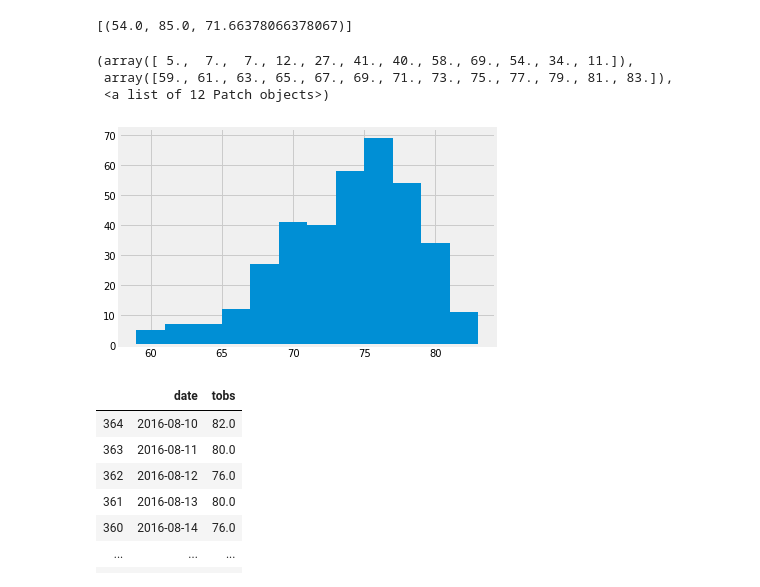
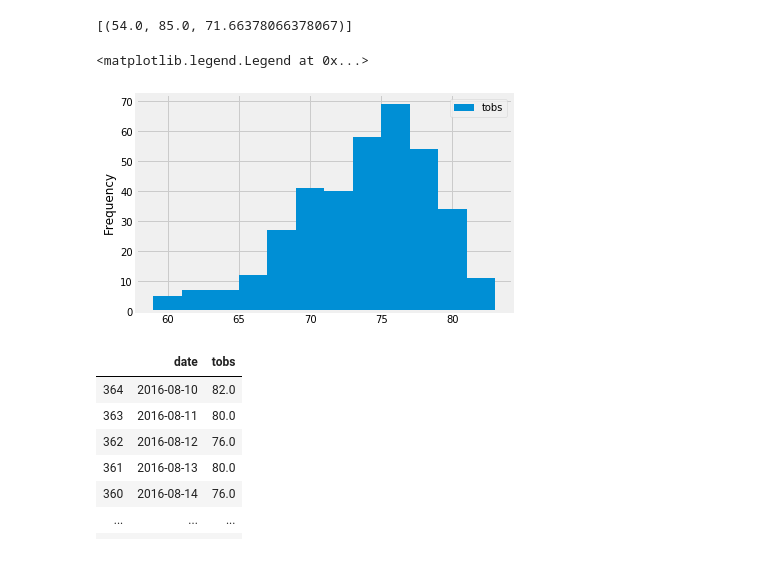
Before and after one commit to meppps/sqlalchemy-challenge, a Jupyter notebook: climate_starter.ipynb, the cells around one changed output. Cells and saved outputs as stored; diff of their text form; code cells hidden in the pictures.

Commit message:
Flask/Images Updated

```diff
--- a/climate_starter.ipynb
+++ b/climate_starter.ipynb
@@ -152,28 +134,28 @@ statTemps.fetchall()
 # %%
 # Choose the station with the highest number of temperature observations.
 # Query the last 12 months of temperature observation data for this station and plot the results as a histogram
 sT = engine.execute("SELECT date,tobs FROM measurement WHERE station = 'USC00519281'ORDER BY date DESC LIMIT 365")
 # sT.fetchall()
 
 date = []
 tobs = []
 
 for s in sT:
     date.append(s['date'])
     tobs.append(s['tobs'])
 
 stDF = pd.DataFrame({'date':date,'tobs':tobs})
 # Un-reverse dataframe
 stDF = stDF.iloc[::-1]
 stDF.set_index('date')
-plt.hist(stDF.tobs,bins=12)
+plt.hist(stDF.tobs,bins=12,label='tobs')
+plt.ylabel('Frequency')
+plt.legend()
 
 ## REVISIT
 # %% [output]
-(array([ 5.,  7.,  7., 12., 27., 41., 40., 58., 69., 54., 34., 11.]),
- array([59., 61., 63., 65., 67., 69., 71., 73., 75., 77., 79., 81., 83.]),
- <a list of 12 Patch objects>)
+<matplotlib.legend.Legend at 0x...>
-[figure, old version]
+[figure, new version]
 # %%
 stDF
 # %% [output]
```
Also changed, not shown: parts of 6 cells of this notebook, 4 other files.
